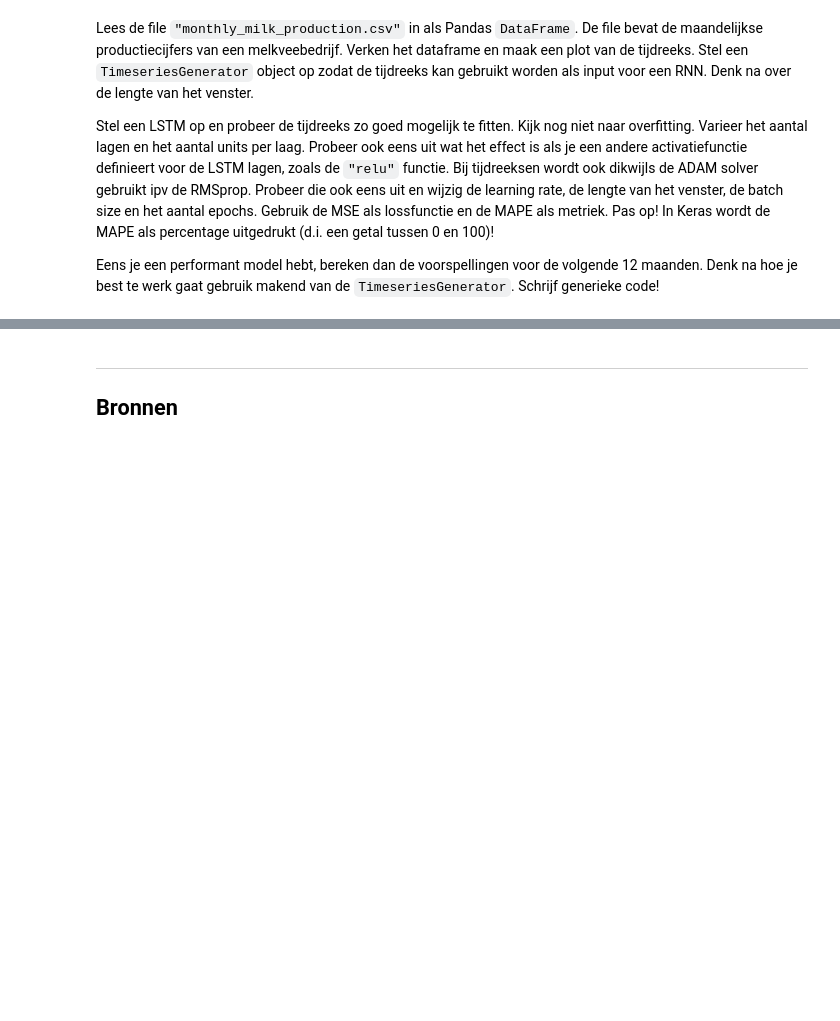
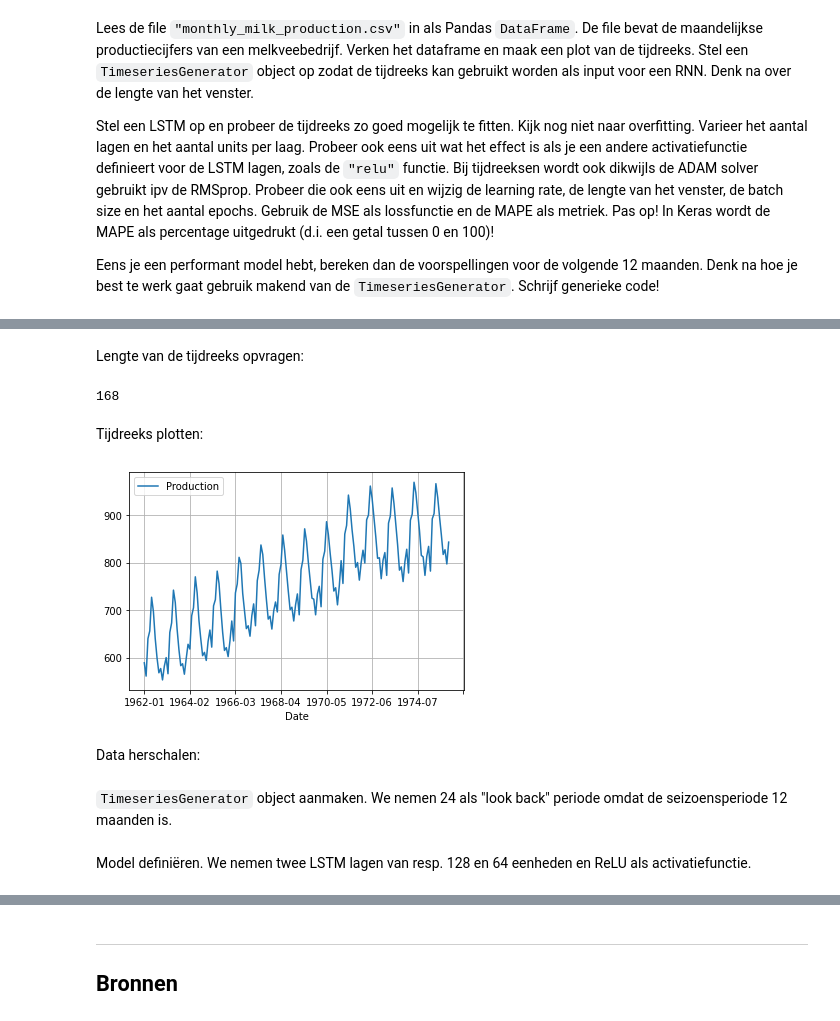
Before and after one commit to alouwyck/vives-deep-learning, a Jupyter notebook: topic10/HFST10_LSTM_intro.ipynb, the cells around one changed output, grey strips where cells are left out. Saved outputs shown, nothing was run; the diff lists cells and outputs as text; code cells hidden in the pictures; blank space fills up the shorter version.

```diff
--- a/topic10/HFST10_LSTM_intro.ipynb
+++ b/topic10/HFST10_LSTM_intro.ipynb
@@ -565,0 +797,3 @@ Eens je een performant model hebt, bereken dan de voorspellingen voor de volgend
+# %%
+df = pd.read_csv("monthly_milk_production.csv")
+df.head()
@@ -565,0 +807,16 @@ Eens je een performant model hebt, bereken dan de voorspellingen voor de volgend
+# %% [markdown]
+Lengte van de tijdreeks opvragen:
+# %%
+n = len(df)
+n
+# %% [output]
+168
+# %% [markdown]
+Tijdreeks plotten:
+# %%
+df.plot(x="Date", y="Production");
+plt.grid();
+# %% [output]
+[figure, added]
+# %% [markdown]
+Data herschalen:
@@ -565,0 +826,2 @@ Eens je een performant model hebt, bereken dan de voorspellingen voor de volgend
+# %% [markdown]
+`TimeseriesGenerator` object aanmaken. We nemen 24 als "look back" periode omdat de seizoensperiode 12 maanden is.
@@ -565,0 +836,2 @@ Eens je een performant model hebt, bereken dan de voorspellingen voor de volgend
+# %% [markdown]
+Model definiëren. We nemen twee LSTM lagen van resp. 128 en 64 eenheden en ReLU als activatiefunctie.
```
Also changed, not shown: parts of 74 cells of this notebook.
